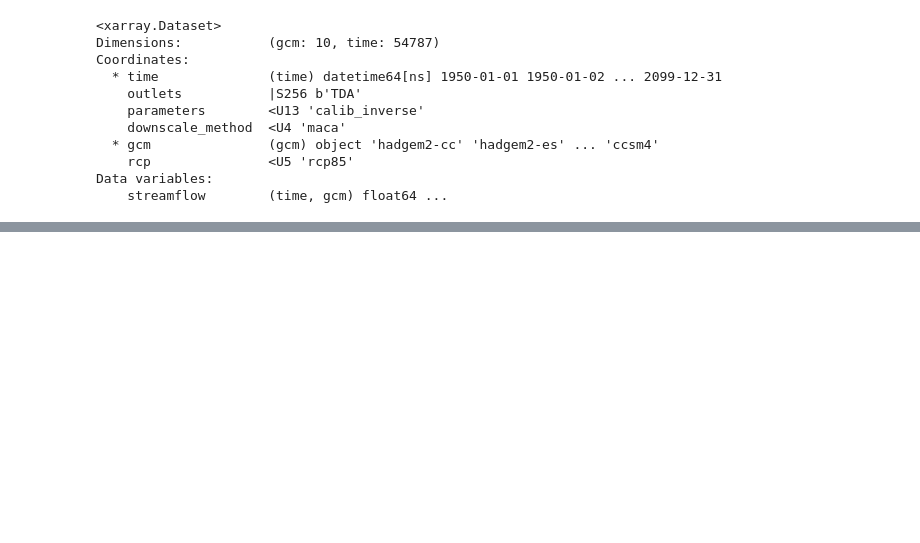
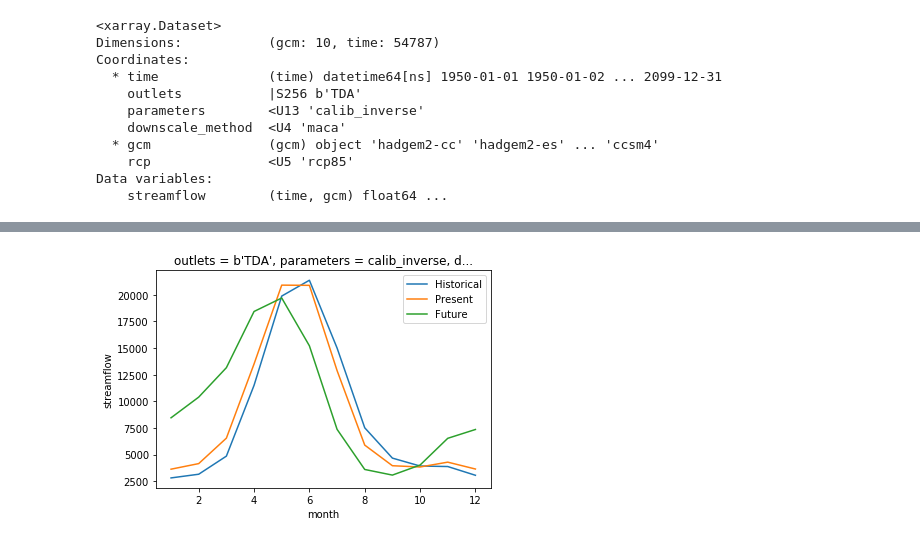
Before and after one commit to orianac/whw2019_extremeH2O, a Jupyter notebook: distribution_analysis.ipynb, the cells around one changed output, grey strips where cells are left out. Drawn from its saved outputs; the diff is of its cells as text; code cells hidden in the pictures; blank space fills up the shorter version.

```diff
--- a/distribution_analysis.ipynb
+++ b/distribution_analysis.ipynb
@@ -214,18 +239,20 @@ plt.legend()
 # %%
-slices = {'historic': slice('1970', '1999'),
-         'future': slice('2070', '2099')}
+periods = {'Historical': slice('1950', '1979'), 'Present': slice('2000', '2029'), 'Future': slice('2070', '2099')}
+
 std_gcms, mean_gcms, cv_gcms = {}, {}, {}
-for scenario in ['historic', 'future']:
-    seasonal_cycle_ten_gcms = ds_sel['streamflow'].sel(time=slices[scenario]).resample(time=freq).max(dim=['time']).groupby('time.month').mean(dim=['time'])
+for scenario in periods.keys():
+    seasonal_cycle_ten_gcms = ds_sel['streamflow'].sel(time=periods[scenario]).resample(time=freq).max(dim=['time']).groupby('time.month').mean(dim=['time'])
     std_gcms[scenario] = seasonal_cycle_ten_gcms.std(dim=['gcm'])
     mean_gcms[scenario] = seasonal_cycle_ten_gcms.mean(dim=['gcm'])
     cv_gcms[scenario] = std_gcms[scenario]/mean_gcms[scenario]
 # %%
-std_gcms = seasonal_cycle_ten_gcms.std(dim=['gcm'])
-mean_gcms = seasonal_cycle_ten_gcms.mean(dim=['gcm'])
-cv_gcms = std_gcms/mean_gcms
+#std_gcms = seasonal_cycle_ten_gcms.std(dim=['gcm'])
+#mean_gcms = seasonal_cycle_ten_gcms.mean(dim=['gcm'])
+#cv_gcms = std_gcms/mean_gcms
 # %%
-for scenario in ['historic', 'future']:
+for scenario in periods.keys():
     mean_gcms[scenario].plot(label=scenario)
     plt.legend()
+# %% [output]
+[figure, added]
 # %%
```
Also changed, not shown: parts of 17 cells of this notebook, 7 other files.
